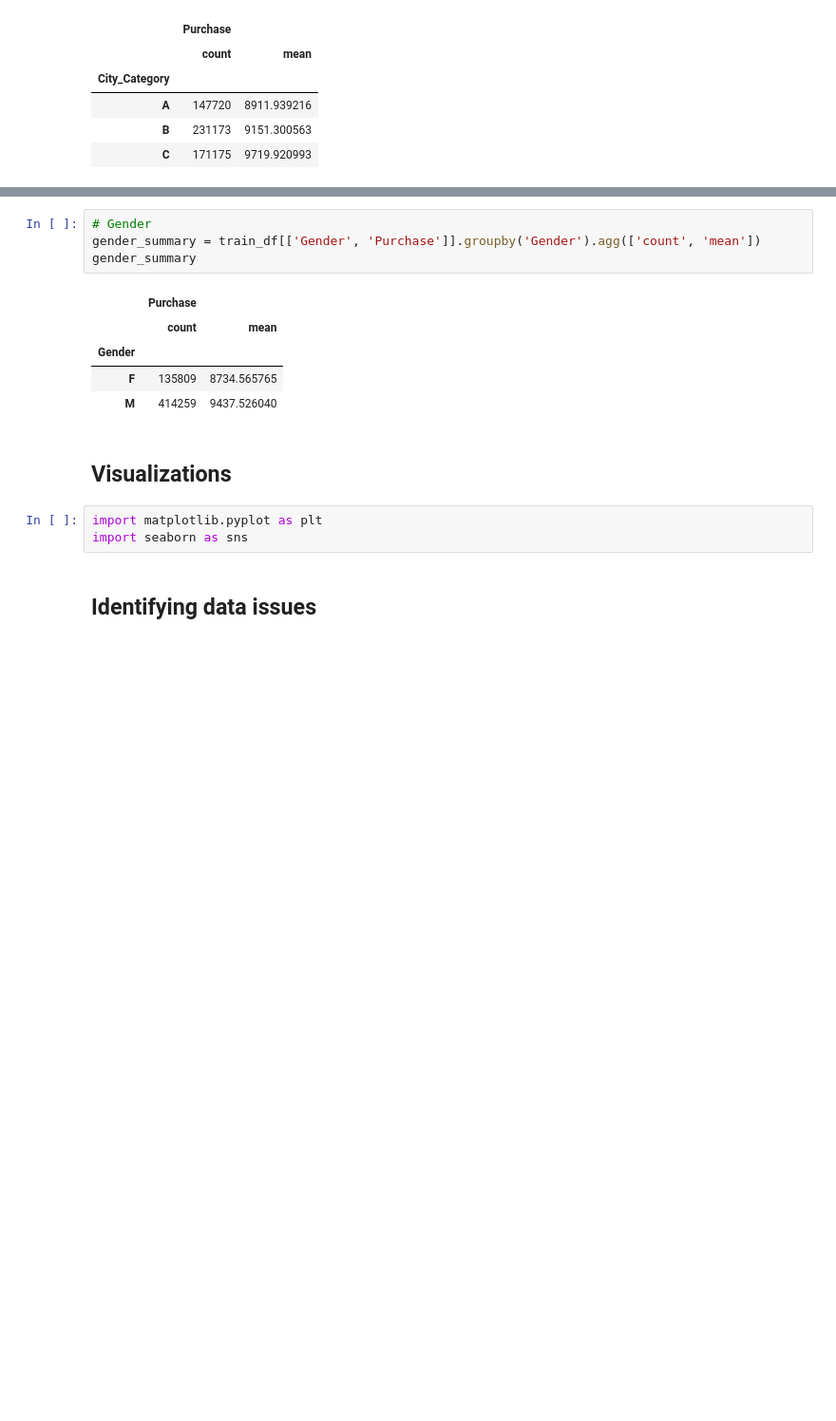
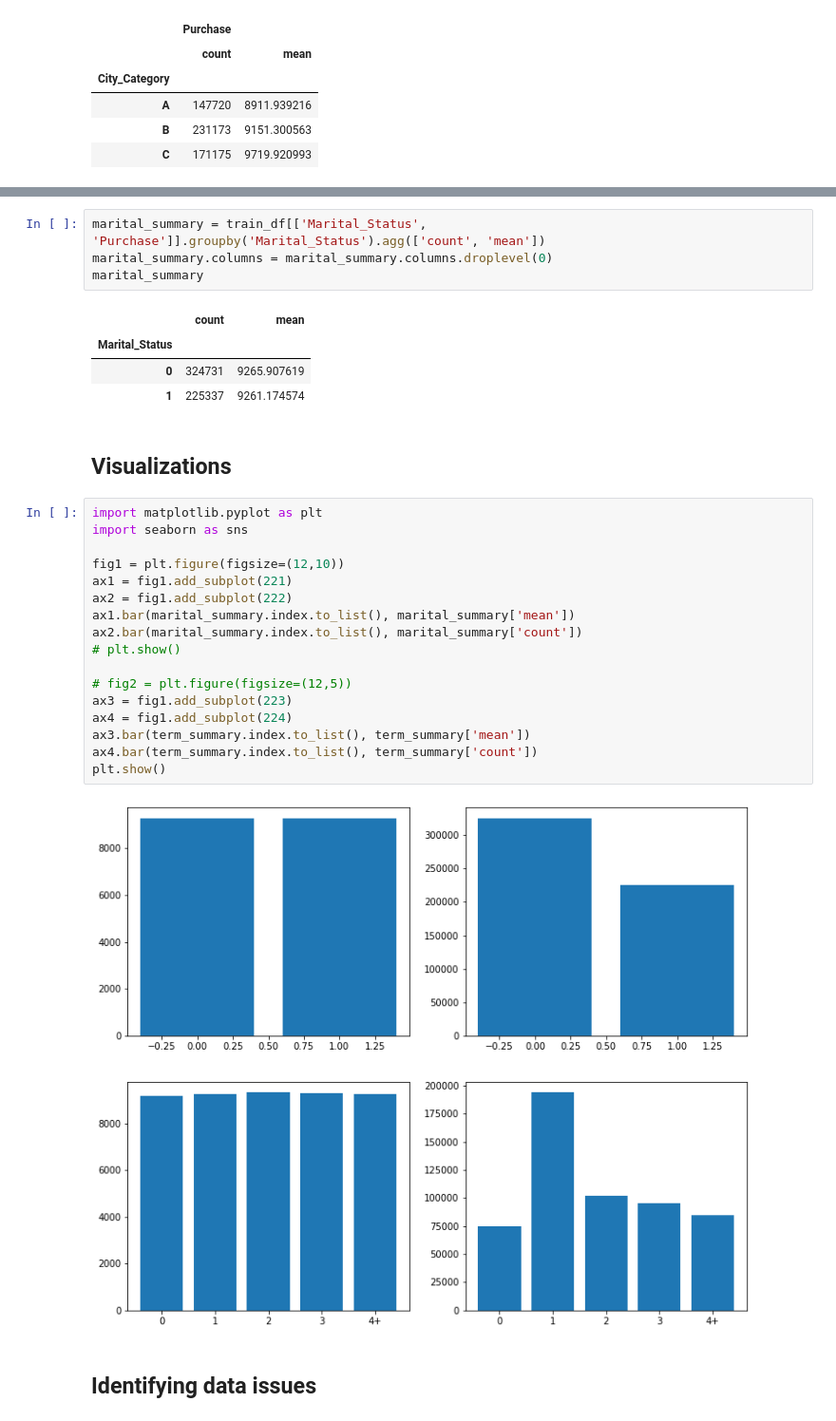
Before and after one commit to vmalkoti/Advanced-Data-Science-with-IBM, a Jupyter notebook: Capstone/Black_Friday_Sale.ipynb, the cells around one changed output, grey strips where cells are left out. Shown: that part at 95% size. Drawn from its saved outputs; the diff is of its cells as text; blank space fills up the shorter version.

Commit message:
Adding visualizations

```diff
--- a/Capstone/Black_Friday_Sale.ipynb
+++ b/Capstone/Black_Friday_Sale.ipynb
@@ -233,21 +241,36 @@ term_summary
 | 2 | 101838 | 9320.429810 |
 | 3 | 95285 | 9286.904119 |
 | 4+ | 84726 | 9275.598872 |
-# %%
-# Gender
-gender_summary = train_df[['Gender', 'Purchase']].groupby('Gender').agg(['count', 'mean'])
-gender_summary
-# %% [output]
-|  | Purchase |  |
-|  | count | mean |
-| Gender |  |  |
-| F | 135809 | 8734.565765 |
-| M | 414259 | 9437.526040 |
+# %%
+marital_summary = train_df[['Marital_Status', 'Purchase']].groupby('Marital_Status').agg(['count', 'mean'])
+marital_summary.columns = marital_summary.columns.droplevel(0)
+marital_summary
+# %% [output]
+|  | count | mean |
+| Marital_Status |  |  |
+| 0 | 324731 | 9265.907619 |
+| 1 | 225337 | 9261.174574 |
 # %% [markdown]
 ## Visualizations
-# %%
-import matplotlib.pyplot as plt
-import seaborn as sns
+# %%
+import matplotlib.pyplot as plt
+import seaborn as sns
+
+fig1 = plt.figure(figsize=(12,10))
+ax1 = fig1.add_subplot(221)
+ax2 = fig1.add_subplot(222)
+ax1.bar(marital_summary.index.to_list(), marital_summary['mean'])
+ax2.bar(marital_summary.index.to_list(), marital_summary['count'])
+# plt.show()
+
+# fig2 = plt.figure(figsize=(12,5))
+ax3 = fig1.add_subplot(223)
+ax4 = fig1.add_subplot(224)
+ax3.bar(term_summary.index.to_list(), term_summary['mean'])
+ax4.bar(term_summary.index.to_list(), term_summary['count'])
+plt.show()
+# %% [output]
+[figure, added]
 # %% [markdown]
 ## Identifying data issues
 # %% [markdown]
```
Also changed, not shown: parts of 4 cells of this notebook.
